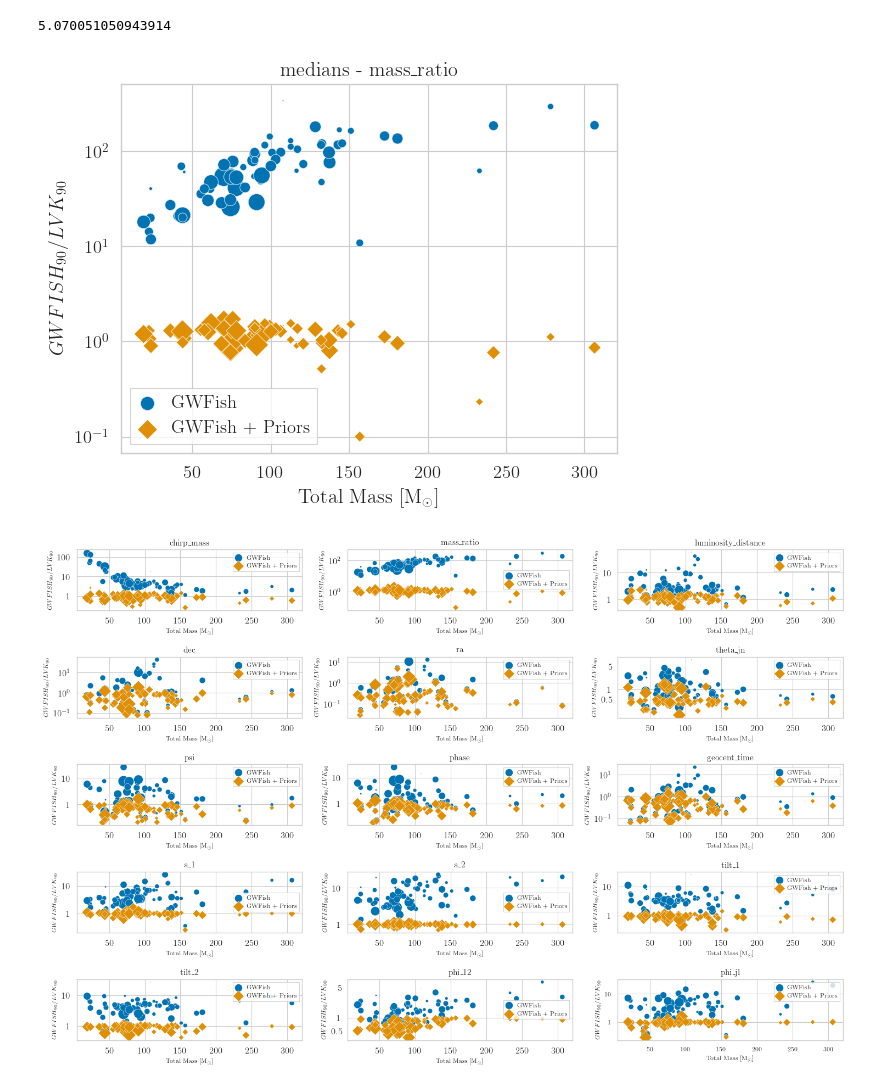
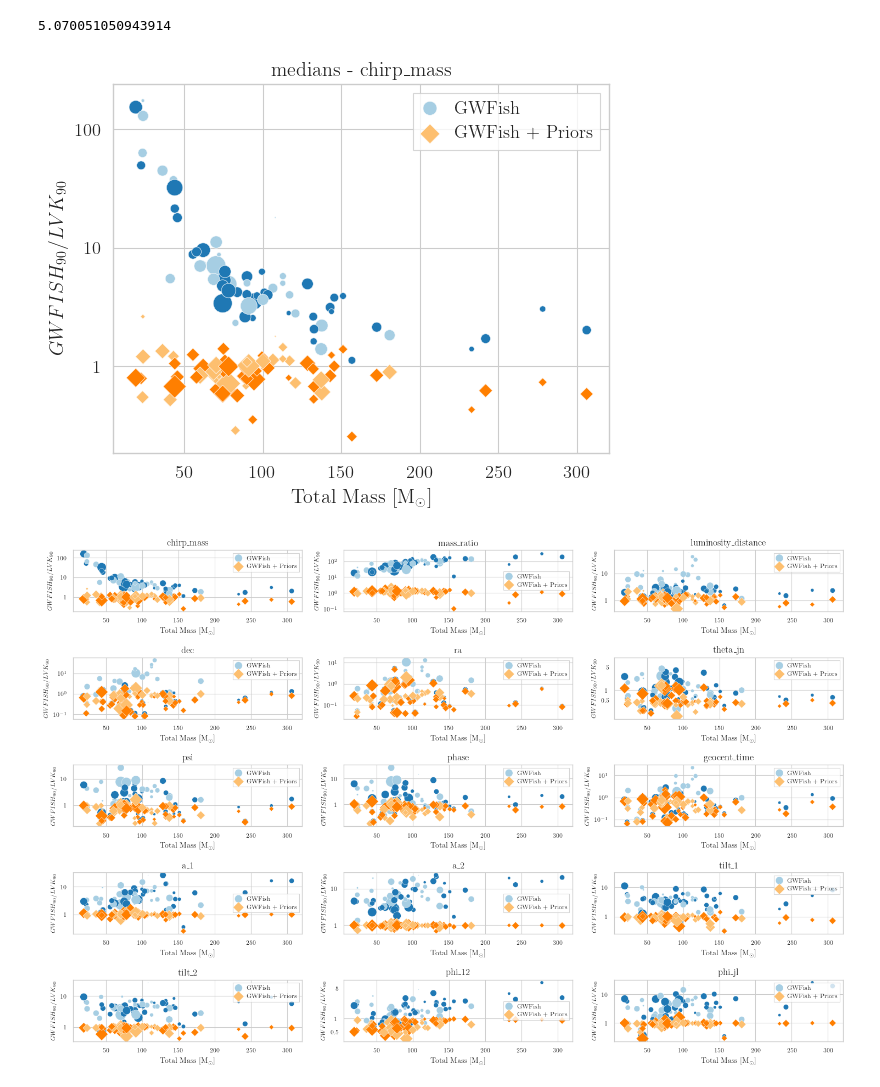
Before and after one commit to u-dupletsa/GWFish-meets-Priors, a Jupyter notebook: summary_plots.ipynb, the cells around one changed output. Saved outputs shown, nothing was run; the diff lists cells and outputs as text; code cells hidden in the pictures.

Commit message:
modified:   gwtc_analysis.ipynb 	modified:   samples_plots.ipynb 	modified:   sampling_posteriors.ipynb 	modified:   summary_plots.ipynb

```diff
--- a/summary_plots.ipynb
+++ b/summary_plots.ipynb
@@ -15,11 +15,15 @@ estimator = 'median'
 events = np.loadtxt(PATH_TO_RESULTS + 'info/' + 'events_with_priors_%s.txt' %waveform, dtype=str)
 with open(PATH_TO_RESULTS + 'info/' + 'detectors_dictionary.pkl', 'rb') as f:
     detectors = pickle.load(f)
+# %%
+num_detectors = {}
+for event in events:
+    num_detectors[event] = len(detectors[event])
 # %%
 params = ['chirp_mass', 'mass_ratio', 'luminosity_distance', 'dec', 'ra', 'theta_jn', 'psi', 'phase',
             'geocent_time', 'a_1', 'a_2', 'tilt_1', 'tilt_2', 'phi_12', 'phi_jl']
 # %%
-cl90_lvk = pd.read_hdf(PATH_TO_RESULTS + 'results/confidence_levels/' + 'conf_interval90_lvk_%s.hdf5' %estimator)
+cl90_lvk = pd.read_hdf(PATH_TO_RESULTS + 'results/confidence_levels/' + 'conf_interval90_lvk.hdf5')
 cl90_fisher = pd.read_hdf(PATH_TO_RESULTS + 'results/confidence_levels/' + 'conf_interval90_fisher_%s.hdf5' %estimator)
 cl90_fisher_plus_priors = pd.read_hdf(PATH_TO_RESULTS + 'results/confidence_levels/' + 'conf_interval90_fisher_plus_priors_%s.hdf5' %estimator)
 # %%
@@ -54,36 +58,43 @@ lbs_errs = ['snr', 'chirp_mass', 'mass_ratio', 'mass_1', 'mass_2', 'luminosity_d
 # %%
 total_mass_median = []
 snr_medians = []
+active_detectros = []
 for event in events:
     label_err = get_label(detectors, event, estimator, 'errors')
     data = pd.read_csv(PATH_TO_RESULTS + 'results/gwfish_mChirp_q/' + label_err, names = lbs_errs, delimiter=' ', skiprows=1)
     total_mass_median.append(data['mass_1'].iloc[0] + data['mass_2'].iloc[0])
     snr_medians.append(data['snr'].iloc[0])
+    active_detectros.append(num_detectors[event])
+# %%
+my_palette1 = [(0.6509803921568628, 0.807843137254902, 0.8901960784313725), (0.12156862745098039, 0.47058823529411764, 0.7058823529411765)]
+my_palette2 = [(0.9921568627450981, 0.7490196078431373, 0.43529411764705883), (1.0, 0.4980392156862745, 0.0)]
 # %%
-select_param = 'mass_ratio'
+select_param = 'chirp_mass'
 
 sns.set_style("whitegrid")
 sns.set_context("paper", font_scale=1.5)
 sns.set_palette("colorblind")
 sns.set_style({'font.family':'serif', 'font.serif':'Times New Roman'})
 
-ax = sns.scatterplot(x = total_mass_median, y = fisher_ratio[select_param].to_numpy(), #hue = snr_medians,
-                    sizes=(1, 200), palette='RdBu', size=snr_medians, label = 'GWFish', legend = False)
-ax = sns.scatterplot(x = total_mass_median, y = fisher_plus_priors_ratio[select_param].to_numpy(), #hue = snr_medians,
-                    sizes=(1, 200), palette='RdBu', size=snr_medians, marker='D', label = 'GWFish + Priors', legend = False)
-#norm = plt.Normalize(min(snr_medians), max(snr_medians))
-#sm = plt.cm.ScalarMappable(cmap="RdBu", norm=norm)
+
+ax = sns.scatterplot(x = total_mass_median, y = fisher_ratio[select_param].to_numpy(), hue = active_detectros,
+                    sizes=(1, 200), palette=sns.color_palette(my_palette1), size=snr_medians, label = 'GWFish', legend = False)
+ax = sns.scatterplot(x = total_mass_median, y = fisher_plus_priors_ratio[select_param].to_numpy(), hue = active_detectros,
+                    sizes=(1, 200), palette=sns.color_palette(my_palette2), size=snr_medians, marker='D', label = 'GWFish + Priors', legend = False)
+#norm = plt.Normalize(min(active_detectros), max(active_detectros))
+#sm = plt.cm.ScalarMappable(cmap="RdBu", norm=norm, format='%1i')
 #sm.set_array([])
 #ax.get_legend().remove()
 #ax.figure.colorbar(sm)
+
 plt.legend()
 plt.xlabel('Total Mass [M$_{\odot}$]')
 plt.ylabel('$GWFISH_{90}/LVK_{90}$')
 plt.yscale('log')
 plt.title('medians - %s' %select_param)
 plt.show()
 # %% [output]
-[figure, old version]
+[figure, new version]
 # %%
 import matplotlib
 matplotlib.rc('xtick', labelsize = 12)
@@ -93,18 +104,20 @@ fig, axs = plt.subplots(5, 3, figsize=(15, 10))
 
 for i, param in enumerate(params):
     ax = axs[i//3, i%3]
-    ax = sns.scatterplot(x = total_mass_median, y = fisher_ratio[param].to_numpy(), #hue = snr_medians,
-                    sizes=(1, 200), size=snr_medians, label = 'GWFish', legend = False, ax = ax)
-    ax = sns.scatterplot(x = total_mass_median, y = fisher_plus_priors_ratio[param].to_numpy(), #hue = snr_medians,
-                    sizes=(1, 200), size=snr_medians, marker='D', label = 'GWFish + Priors', legend = False, ax = ax)
-    ax.set_xlabel('Total Mass [M$_{\odot}$]', fontsize=8)
+    ax = sns.scatterplot(x = total_mass_median, y = fisher_ratio[param].to_numpy(), hue = active_detectros,
+                    sizes=(1, 200), palette=sns.color_palette(my_palette1), size=snr_medians, label = 'GWFish', legend = False, ax = ax)
+    ax = sns.scatterplot(x = total_mass_median, y = fisher_plus_priors_ratio[param].to_numpy(), hue = active_detectros,
+                    sizes=(1, 200), palette=sns.color_palette(my_palette2), size=snr_medians, marker='D', label = 'GWFish + Priors', legend = False, ax = ax)
+    ax.set_xlabel('Total Mass [M$_{\odot}$]', fontsize=10)
     ax.set_ylabel('$GWFISH_{90}/LVK_{90}$', fontsize=8)
     ax.set_yscale('log')
-    ax.set_title('%s' %param, fontsize=11)
+    ax.tick_params(axis='both', which='major', labelsize=8)
+    ax.tick_params(axis='both', which='minor', labelsize=8)
+    ax.set_title('%s' %param, fontsize=12, weight='bold')
     ax.legend(fontsize=8)
 
-plt.xticks(fontsize=8)
-plt.yticks(fontsize=8)
+
 plt.tight_layout()
+plt.savefig(PATH_TO_PLOTS + 'summary_plot_%s.png' %estimator, dpi=600)
 # %% [output]
-[figure, old version]
+[figure, new version]
```
Also changed, not shown: 2 other files.
